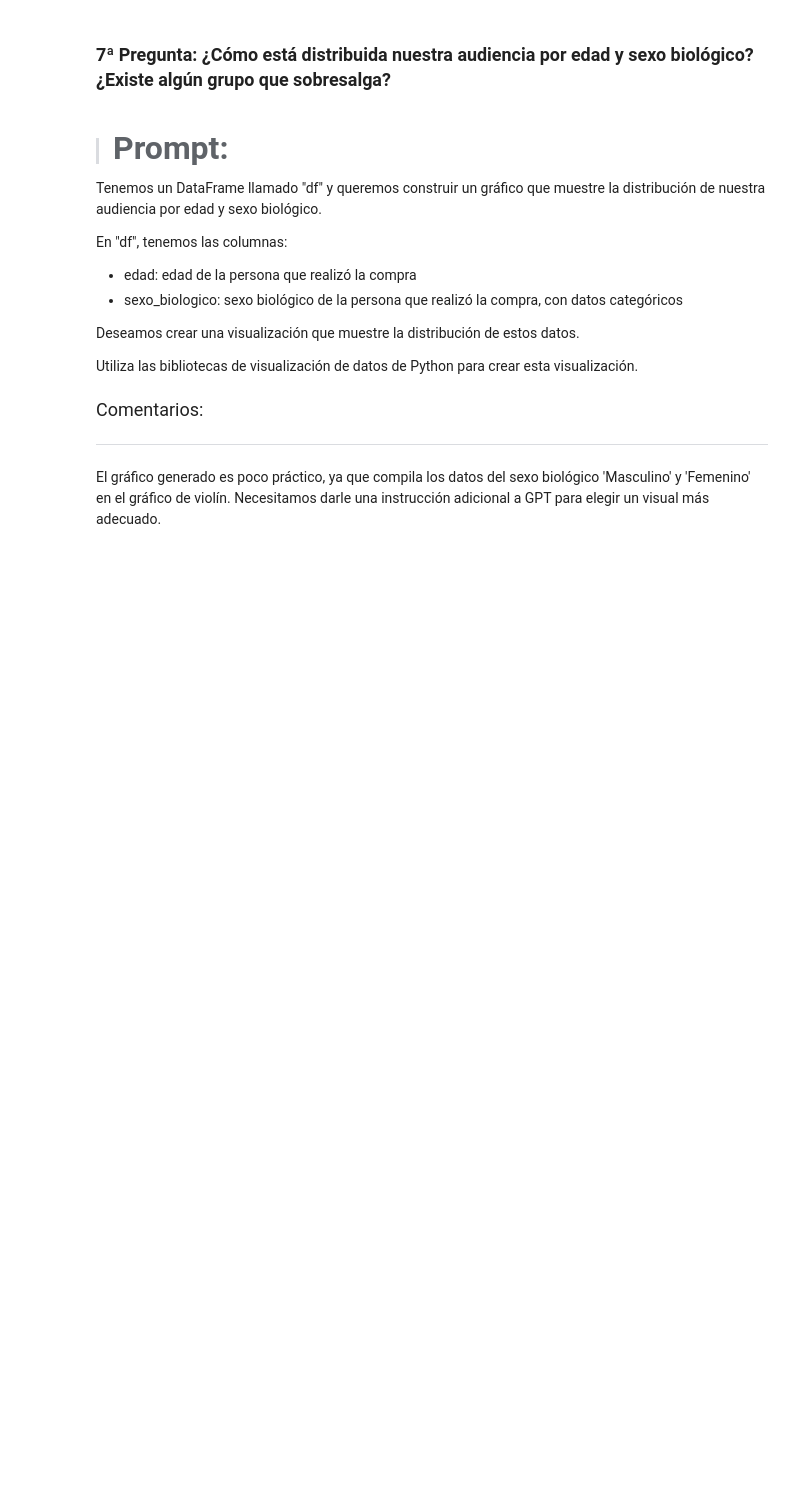
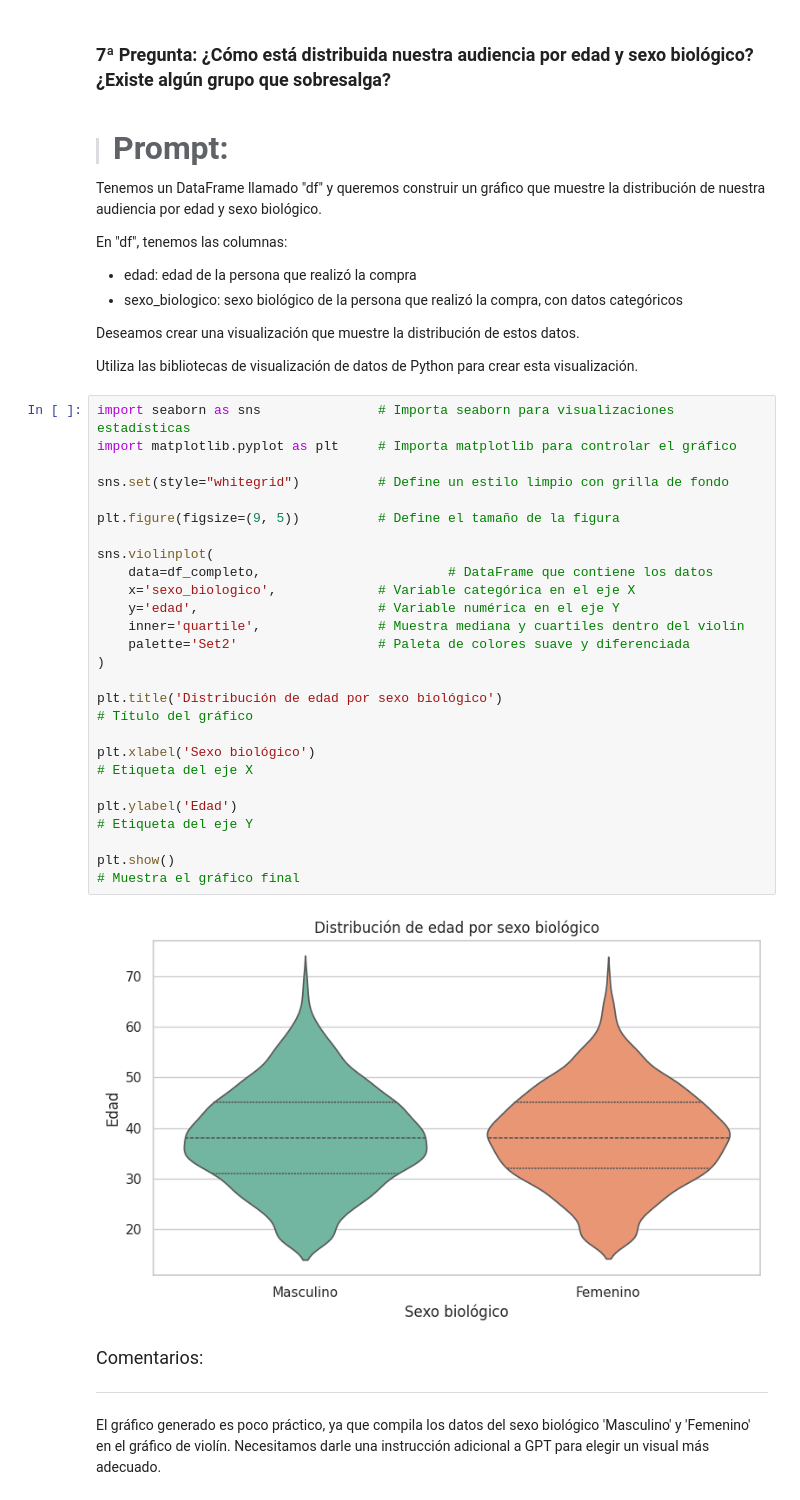
Before and after one commit to DaniGa-Mo/IA_Ciencia_de_Datos, a Jupyter notebook: IA_aplicada_a_ciencia_de_datos.ipynb, the cells around one changed output. Drawn from its saved outputs; the diff is of its cells as text; blank space fills up the shorter version.

```diff
--- a/IA_aplicada_a_ciencia_de_datos.ipynb
+++ b/IA_aplicada_a_ciencia_de_datos.ipynb
@@ -953,6 +1030,35 @@ En "df", tenemos las columnas:
 Deseamos crear una visualización que muestre la distribución de estos datos.
 
 Utiliza las bibliotecas de visualización de datos de Python para crear esta visualización.
+# %%
+import seaborn as sns               # Importa seaborn para visualizaciones estadísticas
+import matplotlib.pyplot as plt     # Importa matplotlib para controlar el gráfico
+
+sns.set(style="whitegrid")          # Define un estilo limpio con grilla de fondo
+
+plt.figure(figsize=(9, 5))          # Define el tamaño de la figura
+
+sns.violinplot(
+    data=df_completo,                        # DataFrame que contiene los datos
+    x='sexo_biologico',             # Variable categórica en el eje X
+    y='edad',                       # Variable numérica en el eje Y
+    inner='quartile',               # Muestra mediana y cuartiles dentro del violín
+    palette='Set2'                  # Paleta de colores suave y diferenciada
+)
+
+plt.title('Distribución de edad por sexo biológico')
+# Título del gráfico
+
+plt.xlabel('Sexo biológico')
+# Etiqueta del eje X
+
+plt.ylabel('Edad')
+# Etiqueta del eje Y
+
+plt.show()
+# Muestra el gráfico final
+# %% [output]
+[figure, added]
 # %% [markdown]
 <font color="7b71ff" size=4> Comentarios: </font>
 
```
Also changed, not shown: parts of 5 cells of this notebook.
